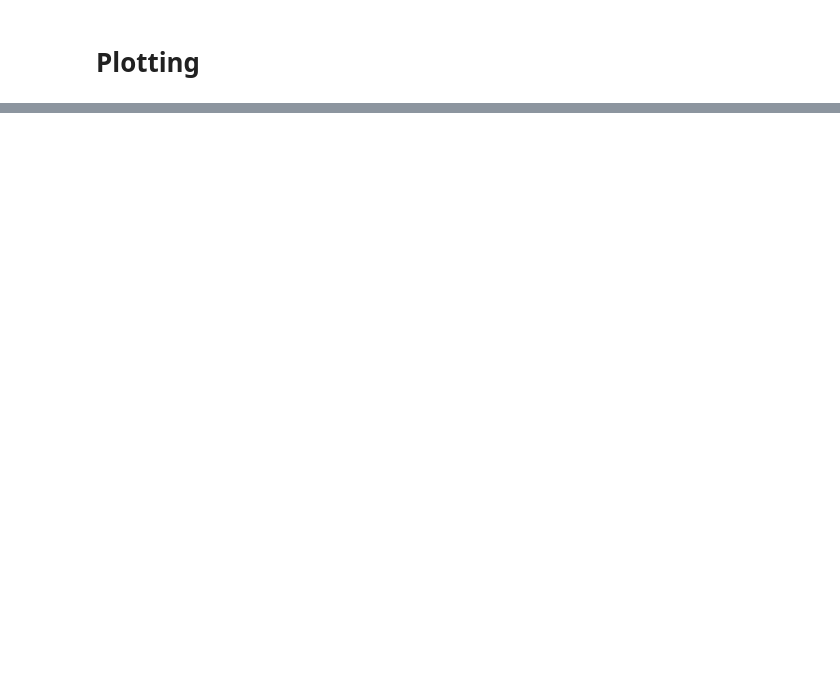
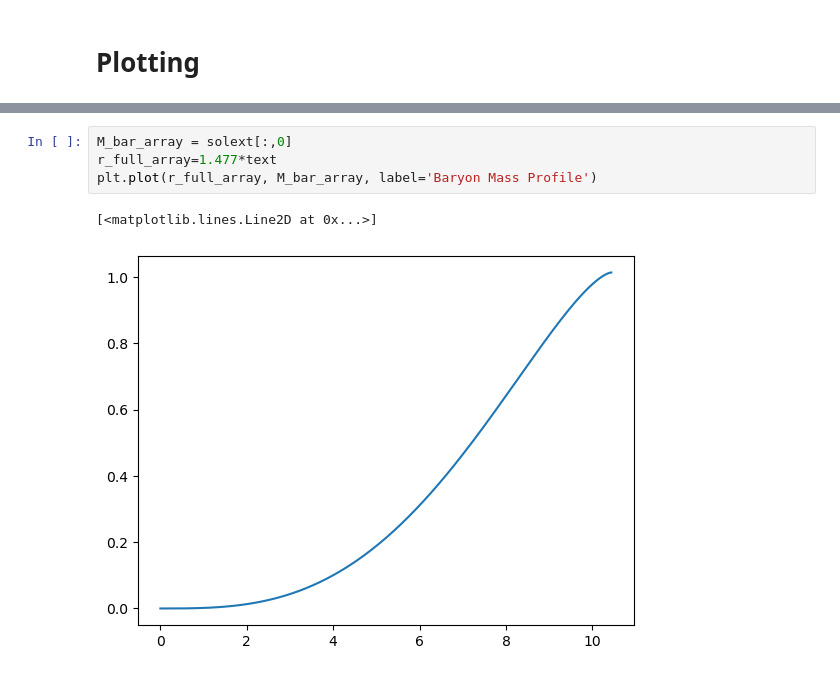
Before and after one commit to JCOM44/TOV_temperature-, a Jupyter notebook: updated_tov.ipynb, the cells around one changed output, grey strips where cells are left out. Saved outputs shown, nothing was run; the diff lists cells and outputs as text; blank space fills up the shorter version.

```diff
--- a/updated_tov.ipynb
+++ b/updated_tov.ipynb
@@ -696,0 +755,7 @@ plt.show()
+# %%
+M_bar_array = solext[:,0]
+r_full_array=1.477*text
+plt.plot(r_full_array, M_bar_array, label='Baryon Mass Profile')
+# %% [output]
+[<matplotlib.lines.Line2D at 0x...>]
+[figure, added]
```
Also changed, not shown: parts of 6 cells of this notebook, 1 other file.
